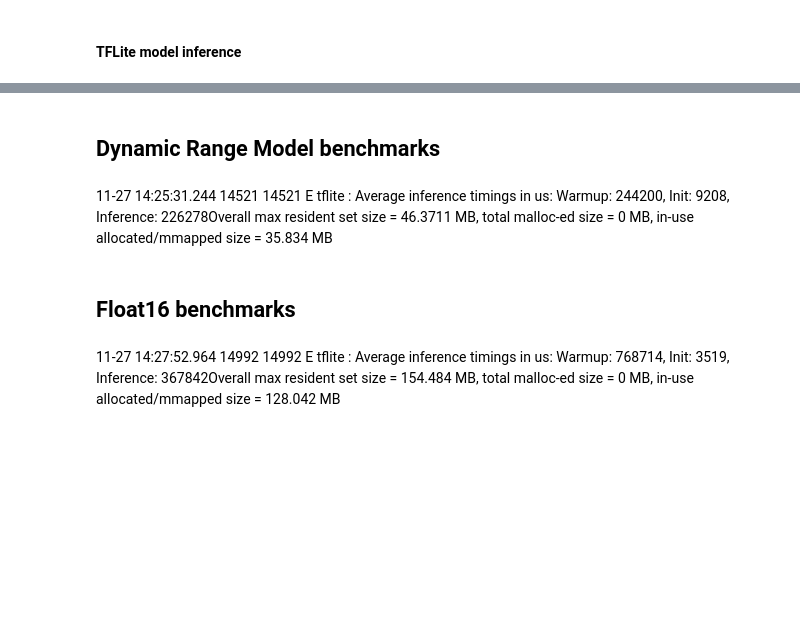
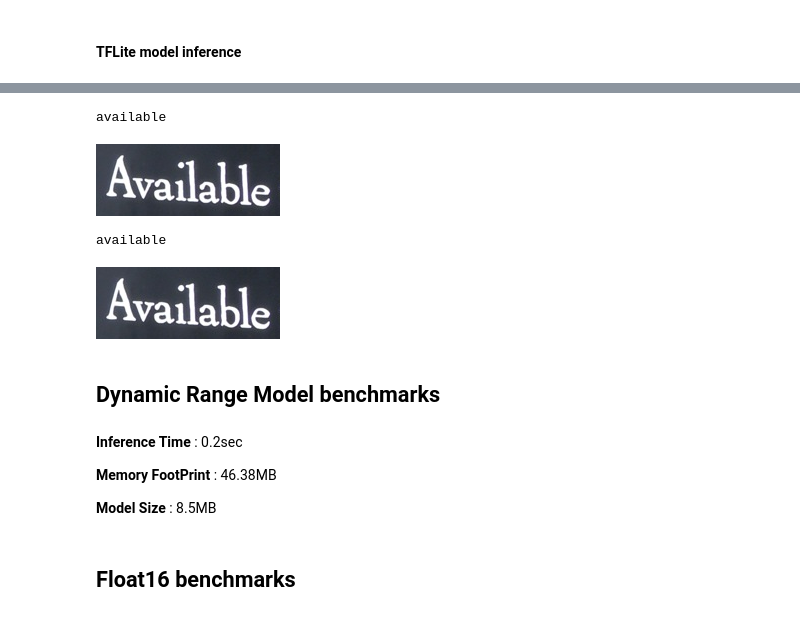
Before and after one commit to tulasiram58827/ocr_tflite, a Jupyter notebook: colabs/KERAS_OCR_TFLITE.ipynb, the cells around one changed output, grey strips where cells are left out. Drawn from its saved outputs; the diff is of its cells as text; code cells hidden in the pictures; blank space fills up the shorter version.

```diff
--- a/colabs/KERAS_OCR_TFLITE.ipynb
+++ b/colabs/KERAS_OCR_TFLITE.ipynb
@@ -382,6 +479,22 @@ def decoder(y_pred):
 # %%
-input_data = cv2.imread('/content/demo_1.png', cv2.IMREAD_GRAYSCALE)
-input_data = cv2.resize(input_data, (200, 31))
-input_data = input_data[np.newaxis]
-input_data = np.expand_dims(input_data, 3)
-input_data = input_data.astype('float32')/255
+def run_tflite_model(image_path, quantization):
+    input_data = cv2.imread(image_path, cv2.IMREAD_GRAYSCALE)
+    input_data = cv2.resize(input_data, (200, 31))
+    input_data = input_data[np.newaxis]
+    input_data = np.expand_dims(input_data, 3)
+    input_data = input_data.astype('float32')/255
+    path = f'ocr_{quantization}.tflite'
+    interpreter = tf.lite.Interpreter(model_path=path)
+    interpreter.allocate_tensors()
+
+    # Get input and output tensors.
+    input_details = interpreter.get_input_details()
+    output_details = interpreter.get_output_details()
+
+    input_shape = input_details[0]['shape']
+    interpreter.set_tensor(input_details[0]['index'], input_data)
+
+    interpreter.invoke()
+
+    output = interpreter.get_tensor(output_details[0]['index'])
+    return output
@@ -403,12 +501,34 @@ output = interpreter.get_tensor(output_details[0]['index'])
+# %%
+from google.colab.patches import cv2_imshow
+# Running Integer Quantization
+image_path = '/content/demo_1.png'
+tflite_output = run_tflite_model(image_path, 'dr')
+# Running decoder on TFLite Output
+decoded = decoder(tflite_output)
+final_output = "".join(alphabets[index] for index in decoded[0] if index not in [blank_index, -1])
+print(final_output)
+cv2_imshow(cv2.imread(image_path))
+# %% [output]
+available
+[figure, added]
 # %%
-decoded = decoder(output)
+# Running Float16 Quantization
+tflite_output = run_tflite_model(image_path, 'float16')
+# Running decoder on TFLite Output
+decoded = decoder(tflite_output)
 final_output = "".join(alphabets[index] for index in decoded[0] if index not in [blank_index, -1])
 print(final_output)
+cv2_imshow(cv2.imread(image_path))
+# %% [output]
+available
+[figure, added]
 # %% [markdown]
 ## Dynamic Range Model benchmarks
-# %% [markdown]
-11-27 14:25:31.244 14521 14521 E tflite  : Average inference timings in us: Warmup: 244200, Init: 9208, Inference: 226278Overall max resident set size = 46.3711 MB, total malloc-ed size = 0 MB, in-use allocated/mmapped size = 35.834 MB
+# %% [markdown]
+**Inference Time** : 0.2sec
+
+**Memory FootPrint** : 46.38MB
+
+**Model Size** : 8.5MB
 # %% [markdown]
 ## Float16 benchmarks
-# %% [markdown]
-11-27 14:27:52.964 14992 14992 E tflite  : Average inference timings in us: Warmup: 768714, Init: 3519, Inference: 367842Overall max resident set size = 154.484 MB, total malloc-ed size = 0 MB, in-use allocated/mmapped size = 128.042 MB
```
Also changed, not shown: parts of 17 cells of this notebook.
